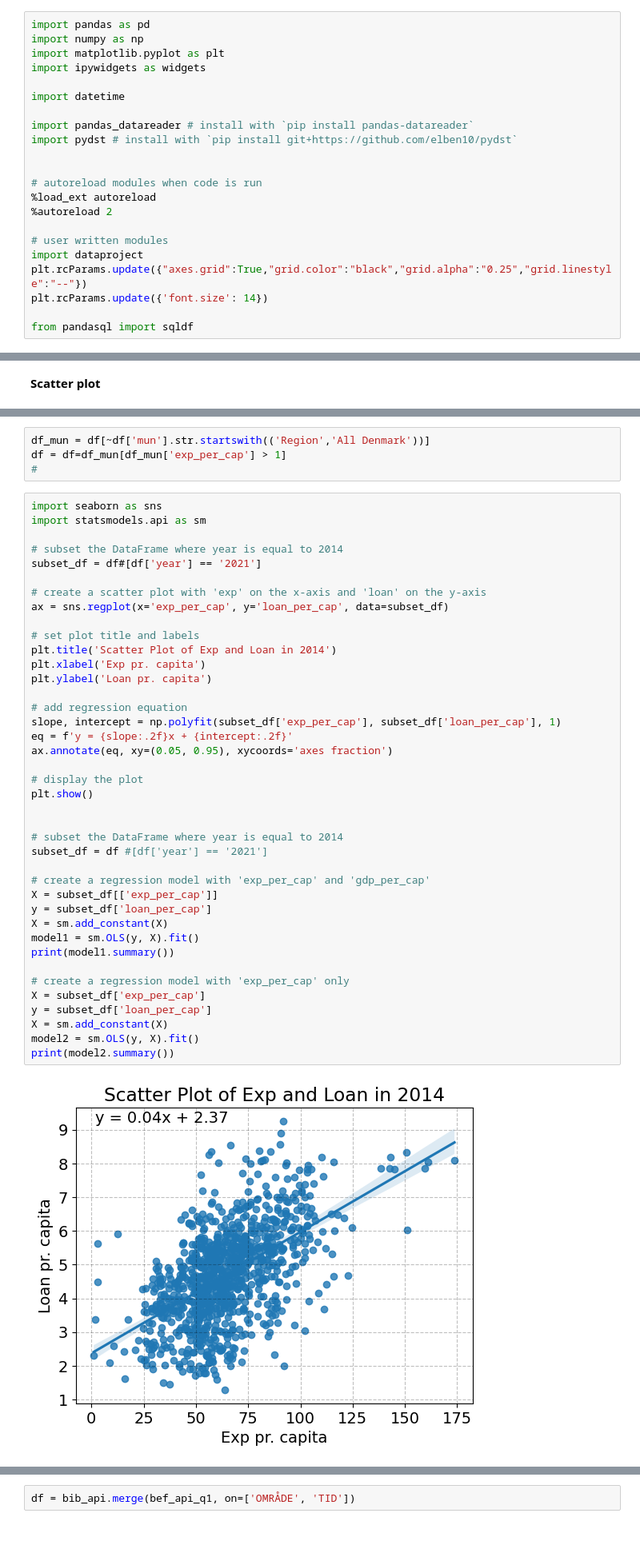
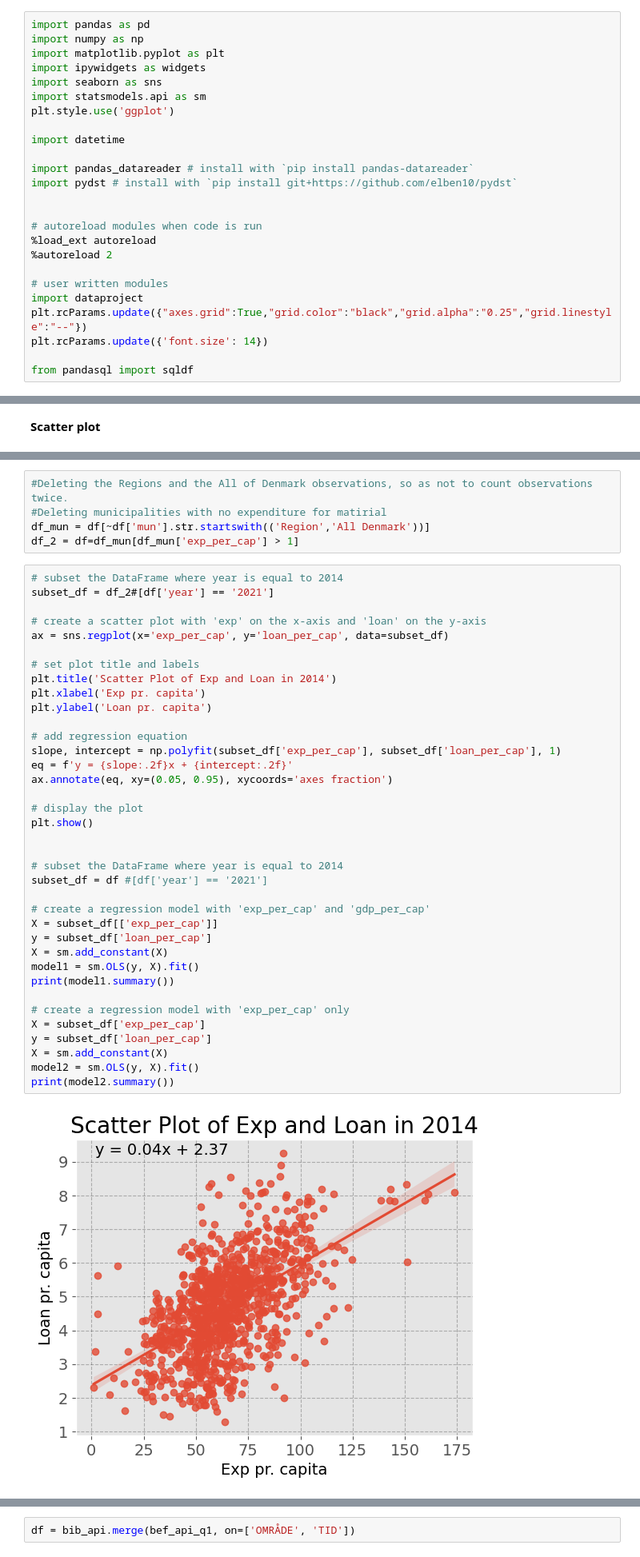
Before and after one commit to NumEconCopenhagen/projects-2023-mathias-emma, a Jupyter notebook: dataproject/dataproject2.ipynb, the cells around one changed output, grey strips where cells are left out. Shown at 80% size. Saved outputs shown, nothing was run; the diff lists cells and outputs as text; blank space fills up the shorter version.

```diff
--- a/dataproject/dataproject2.ipynb
+++ b/dataproject/dataproject2.ipynb
@@ -13,6 +29,9 @@ import pandas as pd
 import numpy as np
 import matplotlib.pyplot as plt
 import ipywidgets as widgets
+import seaborn as sns
+import statsmodels.api as sm
+plt.style.use('ggplot')
 
 import datetime
 
@@ -235,13 +221,11 @@ See the caveats in the documentation: https://pandas.pydata.org/pandas-docs/stab
 # %%
+#Deleting the Regions and the All of Denmark observations, so as not to count observations twice.
+#Deleting municipalities with no expenditure for matirial
 df_mun = df[~df['mun'].str.startswith(('Region','All Denmark'))]
-df = df=df_mun[df_mun['exp_per_cap'] > 1]
-#
+df_2 = df=df_mun[df_mun['exp_per_cap'] > 1]
 # %%
-import seaborn as sns
-import statsmodels.api as sm
-
 # subset the DataFrame where year is equal to 2014
-subset_df = df#[df['year'] == '2021']
+subset_df = df_2#[df['year'] == '2021']
 
 # create a scatter plot with 'exp' on the x-axis and 'loan' on the y-axis
 ax = sns.regplot(x='exp_per_cap', y='loan_per_cap', data=subset_df)
@@ -250,33 +234,33 @@ ax = sns.regplot(x='exp_per_cap', y='loan_per_cap', data=subset_df)
 plt.title('Scatter Plot of Exp and Loan in 2014')
 plt.xlabel('Exp pr. capita')
 plt.ylabel('Loan pr. capita')
 
 # add regression equation
 slope, intercept = np.polyfit(subset_df['exp_per_cap'], subset_df['loan_per_cap'], 1)
 eq = f'y = {slope:.2f}x + {intercept:.2f}'
 ax.annotate(eq, xy=(0.05, 0.95), xycoords='axes fraction')
 
 # display the plot
 plt.show()
 
 
 # subset the DataFrame where year is equal to 2014
 subset_df = df #[df['year'] == '2021']
 
 # create a regression model with 'exp_per_cap' and 'gdp_per_cap'
 X = subset_df[['exp_per_cap']]
 y = subset_df['loan_per_cap']
 X = sm.add_constant(X)
 model1 = sm.OLS(y, X).fit()
 print(model1.summary())
 
 # create a regression model with 'exp_per_cap' only
 X = subset_df['exp_per_cap']
 y = subset_df['loan_per_cap']
 X = sm.add_constant(X)
 model2 = sm.OLS(y, X).fit()
 print(model2.summary())
 # %% [output]
-[figure, old version]
+[figure, new version]
                             OLS Regression Results
 ==============================================================================
```
Also changed, not shown: parts of 30 cells of this notebook.
